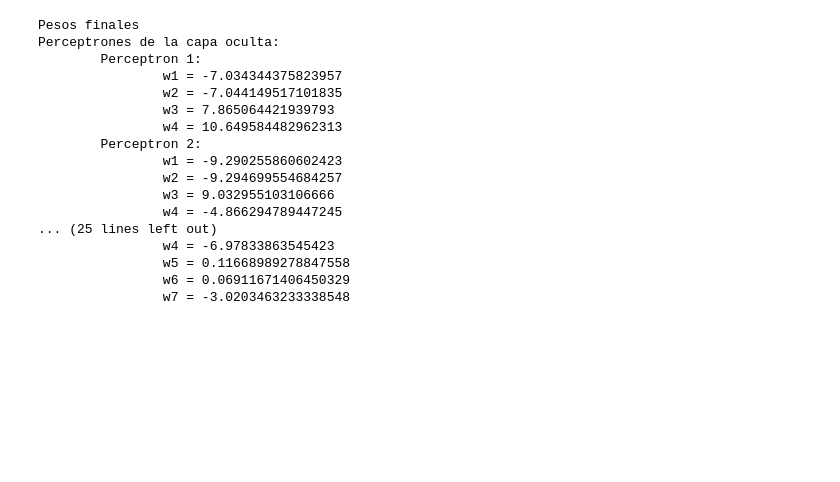
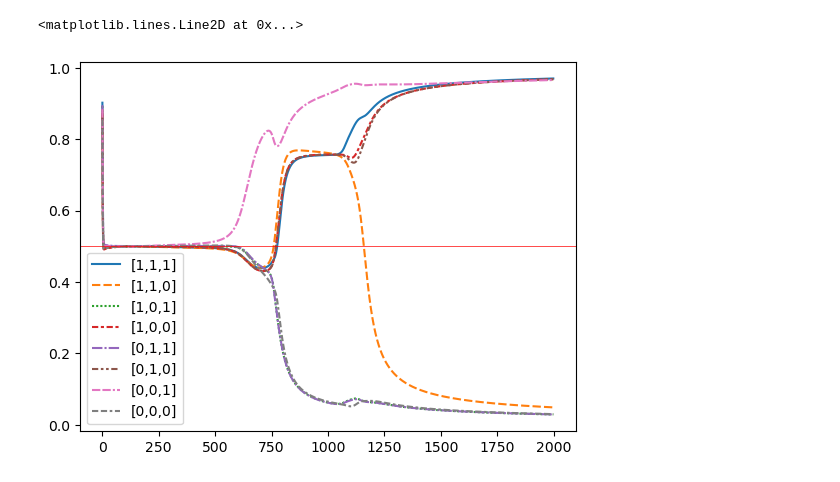
Before and after one commit to VillacisDavid/Proyectos, a Jupyter notebook: python/backpropagationXORv2.ipynb, the cells around one changed output. Drawn from its saved outputs; the diff is of its cells as text; code cells hidden in the pictures; blank space fills up the shorter version.

Commit message:
Visualizacion de la evolucion del output

```diff
--- a/python/backpropagationXORv2.ipynb
+++ b/python/backpropagationXORv2.ipynb
@@ -100,16 +102,18 @@ class rn_multicapa:
             self.hiddenLayer[p].delta = suma
 
         ## Calculo de nuevos pesos
+        # agregamos temporalmente el sesgo al conjunto de entrada
+        x.append(self.vSesgo)
         # Almacena temporalmente las salidas de los perceptrones de la capa oculta
-        x.append(self.vSesgo)
         temp=[]
-        for p in range( len(self.hiddenLayer) ):
-            self.hiddenLayer[p].train(x)
-            temp.append(self.hiddenLayer[p].y)
+        for p in self.hiddenLayer:
+            p.train(x)
+            temp.append(p.y)
 
+        # agregamos el sesgo al conjunto de entrada de la capa de salida
         temp.append(self.vSesgo)
-        for p in range( len(self.outputLayer) ):
-            self.outputLayer[p].train(temp)
+        for p in self.outputLayer:
+            p.train(temp)
 
         x.pop()
         temp.clear()
@@ -129,7 +133,7 @@ class rn_multicapa:
 # %%
 # Inicializa una red neuronal que recibe 3 inputs,
 # tiene 6 perceptrones en la capa oculta y 1 de salida
-rn=rn_multicapa(3,6,1)
+rn=rn_multicapa(3,4,1)
 print("Pesos iniciales")
 rn.printWeights()
 # %% [output]
@@ -200,6 +216,22 @@ x1 x2 | x1 XOR x2
+# %%
+outputs = {"[1,1,1]": [],
+          "[1,1,0]": [],
+          "[1,0,1]": [],
+          "[1,0,0]": [],
+          "[0,1,1]": [],
+          "[0,1,0]": [],
+          "[0,0,1]": [],
+          "[0,0,0]": []}
+out_df = pd.DataFrame(outputs)
 # %%
 # Bucle de épocas de entrenamiento.
-for j in range(1500):
+for j in range(2000):
+    yvalues = []
+    for i in range(len(setX)):
+        rn.predict(setX[i])
+        yvalues.append(rn.outputLayer[0].y)
+    out_df.loc[len(out_df.index)] = yvalues
+
     for i in range(len(setX)):
         rn.train(setX[i], setZ[i])
         rn.predict(setX[i])
@@ -223,21 +255,9 @@ x1 x2 | x1 XOR x2
 # %%
-print("Pesos finales")
-rn.printWeights()
+#print("Pesos finales")
+#rn.printWeights()
-# %% [output]
-Pesos finales
-Perceptrones de la capa oculta:
-        Perceptron 1:
-                w1 = -7.034344375823957
-                w2 = -7.044149517101835
-                w3 = 7.865064421939793
-                w4 = 10.649584482962313
-        Perceptron 2:
-                w1 = -9.290255860602423
-                w2 = -9.294699554684257
-                w3 = 9.032955103106666
-                w4 = -4.866294789447245
-... (25 lines left out)
-                w4 = -6.97833863545423
-                w5 = 0.11668989278847558
-                w6 = 0.06911671406450329
-                w7 = -3.0203463233338548
+# %%
+graph1 = sns.lineplot(out_df)
+graph1.axhline(y=.5, linewidth=0.5, color='r')
+# %% [output]
+<matplotlib.lines.Line2D at 0x...>
+[figure, added]
```
Also changed, not shown: parts of 7 cells of this notebook.
